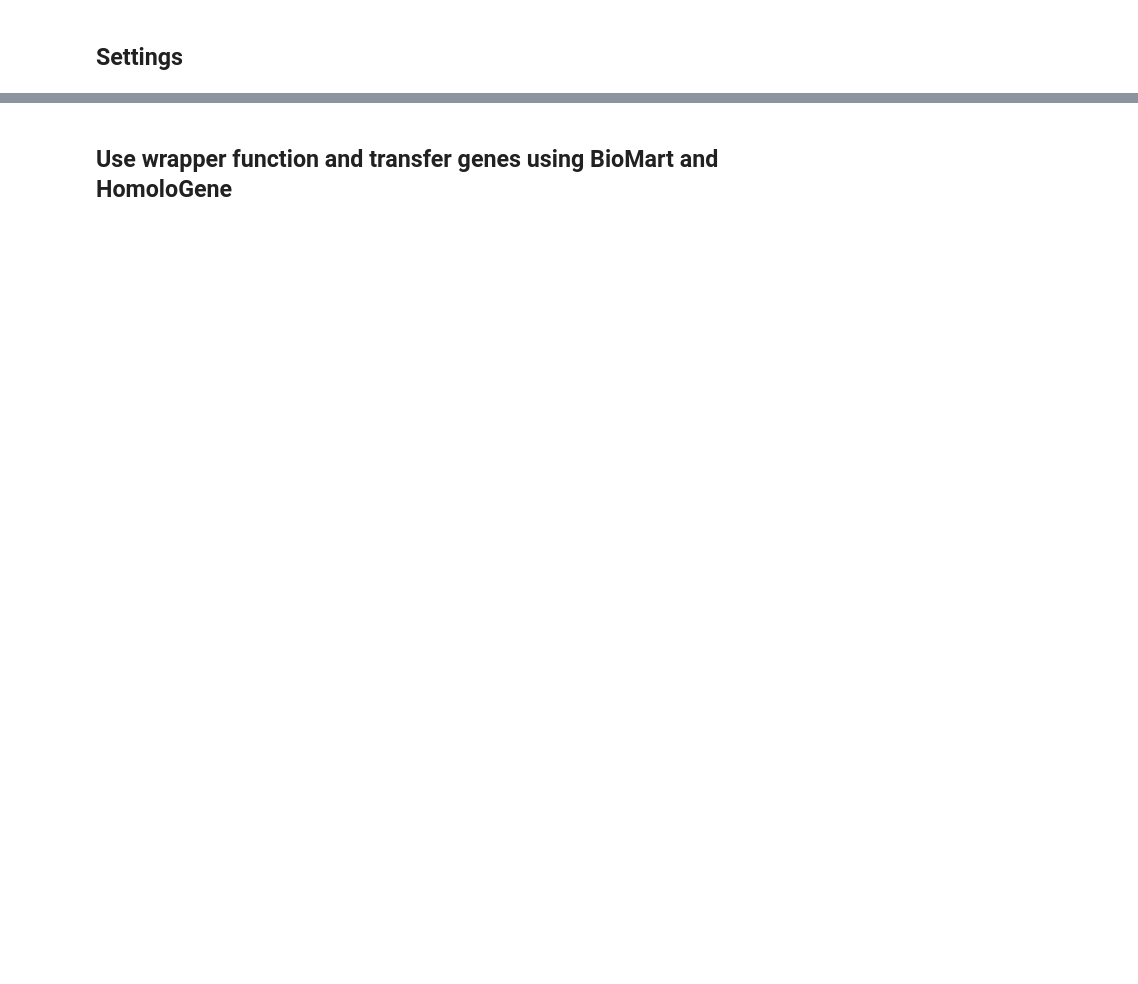
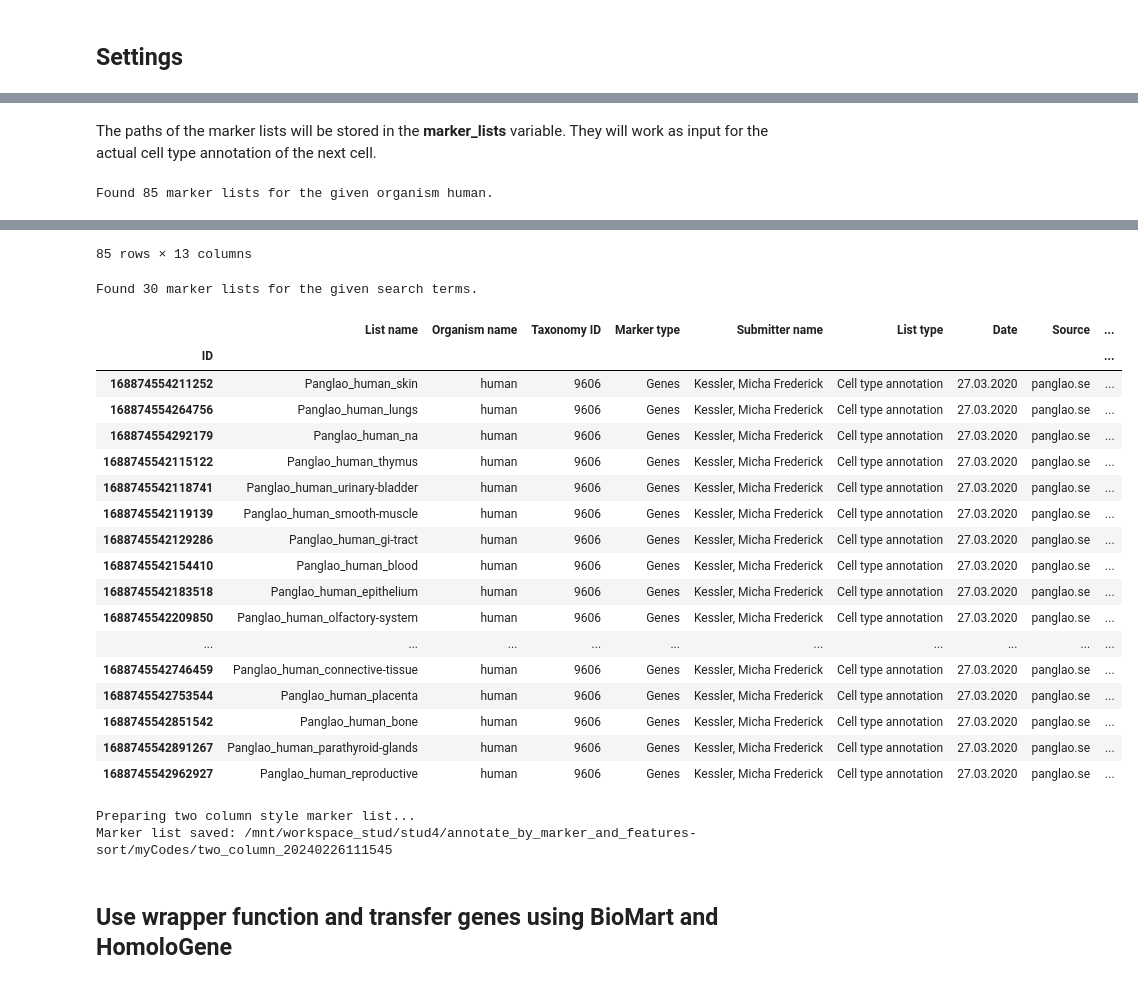
Before and after one commit to loosolab/biodaten23-24-scATAC-clustering, a Jupyter notebook: wp2/codes/homology_notebook.ipynb, the cells around one changed output, grey strips where cells are left out. Drawn from its saved outputs; the diff is of its cells as text; code cells hidden in the pictures; blank space fills up the shorter version.

```diff
--- a/wp2/codes/homology_notebook.ipynb
+++ b/wp2/codes/homology_notebook.ipynb
@@ -30,0 +38,3 @@ h5ad_path = "/mnt/workspace_stud/allstud/wp1/data"
+# %%
+adata = sc.read_h5ad(h5ad_path)
+annot.list_possible_settings(repo_path, adata=adata)
@@ -30,0 +63,35 @@ h5ad_path = "/mnt/workspace_stud/allstud/wp1/data"
+# %%
+# Taxonomy ID or Organism Name
+# e.g., "human" or 9606
+organism = "human"
+
+# Column in .obs table where ranked genes groups are stored
+# e.g., "rank_genes_groups"
+# Enter None if no ranking has been performed yet
+rank_genes_column = None
+
+# Column in .var table where gene symbols or Ensembl IDs are stored
+# Enter None if the index column of the .var table already has gene symbols or Ensembl IDs
+# that you want to use for your annotation
+genes_column = None
+
+# The .obs table column of the clustering you want to annotate (e.g., "leiden" or "louvain")
+# If None, you can pick one interactively
+#clustering_column_list = auto.get_clustering_column_list(adata=adata)
+clustering_column_list = ["leiden_0.1", "leiden_0.25", "leiden_0.5", "leiden_1"]
+
+# Specify whether your index of the .var tables are Ensembl IDs (True) or gene symbols (False)
+ensembl = mr.check_ensembl(adata)
+
+# Name of the column to add with the final cell type annotation
+# If None, all annotation columns will be kept
+celltype_column_name = None
+
+# Whether to delete the created marker lists after annotation or not
+delete_lists = True
+
+#
+column_specific_terms={"Source":"panglao", "Organism name":"human"}
+
+#
+mr_parameters = [{"style":"two_column", "file_name":"two_column"}]
@@ -30,0 +146,8 @@ h5ad_path = "/mnt/workspace_stud/allstud/wp1/data"
+# %% [markdown]
+The paths of the marker lists will be stored in the <b>marker_lists</b> variable. They will work as input for the actual cell type annotation of the next cell.
+# %%
+marker_lists = wrap.create_multiple_marker_lists(settings=mr_parameters, repo_path=repo_path, organism=organism,
+                                                 ensembl=ensembl, column_specific_terms=column_specific_terms,
+                                                 show_lists=True, adata=adata)
+# %% [output]
+Found 85 marker lists for the given organism human.
@@ -31,2 +167,24 @@ h5ad_path = "/mnt/workspace_stud/allstud/wp1/data"
+85 rows × 13 columns
+Found 30 marker lists for the given search terms.
+|  | List name | Organism name | Taxonomy ID | Marker type | Submitter name | List type | Date | Source | ... |
+| ID |  |  |  |  |  |  |  |  | ... |
+| 168874554211252 | Panglao_human_skin | human | 9606 | Genes | Kessler, Micha Frederick | Cell type annotation | 27.03.2020 | panglao.se | ... |
+| 168874554264756 | Panglao_human_lungs | human | 9606 | Genes | Kessler, Micha Frederick | Cell type annotation | 27.03.2020 | panglao.se | ... |
+| 168874554292179 | Panglao_human_na | human | 9606 | Genes | Kessler, Micha Frederick | Cell type annotation | 27.03.2020 | panglao.se | ... |
+| 1688745542115122 | Panglao_human_thymus | human | 9606 | Genes | Kessler, Micha Frederick | Cell type annotation | 27.03.2020 | panglao.se | ... |
+| 1688745542118741 | Panglao_human_urinary-bladder | human | 9606 | Genes | Kessler, Micha Frederick | Cell type annotation | 27.03.2020 | panglao.se | ... |
+| 1688745542119139 | Panglao_human_smooth-muscle | human | 9606 | Genes | Kessler, Micha Frederick | Cell type annotation | 27.03.2020 | panglao.se | ... |
+| 1688745542129286 | Panglao_human_gi-tract | human | 9606 | Genes | Kessler, Micha Frederick | Cell type annotation | 27.03.2020 | panglao.se | ... |
+| 1688745542154410 | Panglao_human_blood | human | 9606 | Genes | Kessler, Micha Frederick | Cell type annotation | 27.03.2020 | panglao.se | ... |
+| 1688745542183518 | Panglao_human_epithelium | human | 9606 | Genes | Kessler, Micha Frederick | Cell type annotation | 27.03.2020 | panglao.se | ... |
+| 1688745542209850 | Panglao_human_olfactory-system | human | 9606 | Genes | Kessler, Micha Frederick | Cell type annotation | 27.03.2020 | panglao.se | ... |
+| ... | ... | ... | ... | ... | ... | ... | ... | ... | ... |
+| 1688745542746459 | Panglao_human_connective-tissue | human | 9606 | Genes | Kessler, Micha Frederick | Cell type annotation | 27.03.2020 | panglao.se | ... |
+| 1688745542753544 | Panglao_human_placenta | human | 9606 | Genes | Kessler, Micha Frederick | Cell type annotation | 27.03.2020 | panglao.se | ... |
+| 1688745542851542 | Panglao_human_bone | human | 9606 | Genes | Kessler, Micha Frederick | Cell type annotation | 27.03.2020 | panglao.se | ... |
+| 1688745542891267 | Panglao_human_parathyroid-glands | human | 9606 | Genes | Kessler, Micha Frederick | Cell type annotation | 27.03.2020 | panglao.se | ... |
+| 1688745542962927 | Panglao_human_reproductive | human | 9606 | Genes | Kessler, Micha Frederick | Cell type annotation | 27.03.2020 | panglao.se | ... |
+Preparing two column style marker list...
+Marker list saved: /mnt/workspace_stud/stud4/annotate_by_marker_and_features-sort/myCodes/two_column_20240226111545
 # %% [markdown]
 ## Use wrapper function and transfer genes using BioMart and HomoloGene
```
Also changed, not shown: parts of 58 cells of this notebook, 1 other file.
